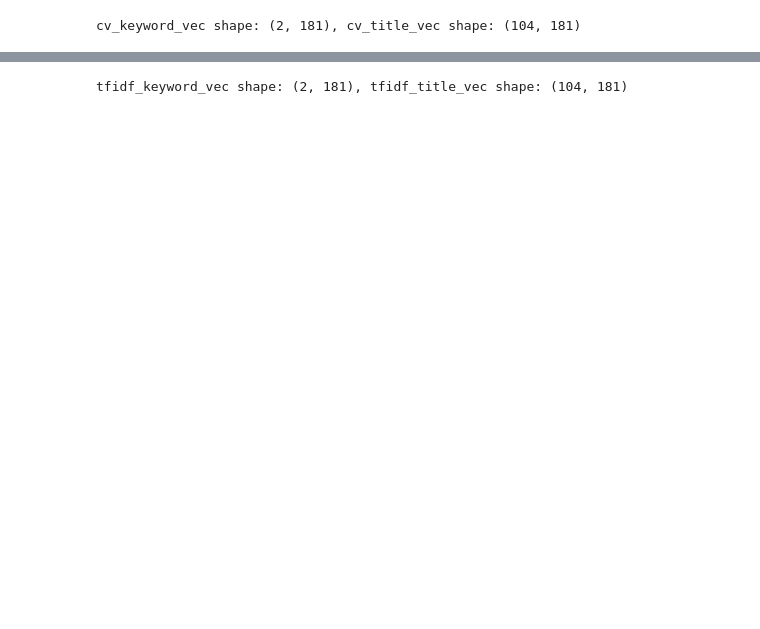
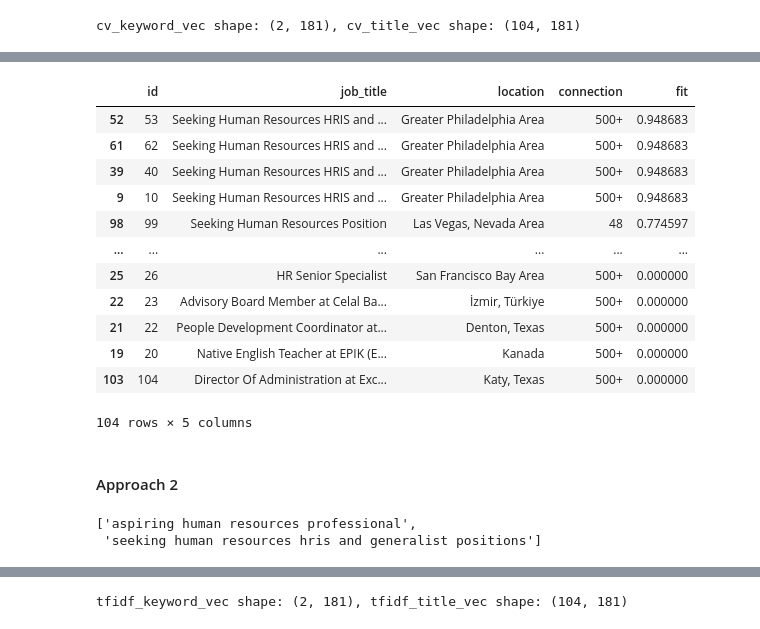
Before and after one commit to trtrgfh/Potential_Talents, a Jupyter notebook: Potential_Talents.ipynb, the cells around one changed output, grey strips where cells are left out. Cells and saved outputs as stored; diff of their text form; code cells hidden in the pictures; blank space fills up the shorter version.

```diff
--- a/Potential_Talents.ipynb
+++ b/Potential_Talents.ipynb
@@ -90,0 +149,28 @@ Name: 1, Length: 104, dtype: float64
+# %%
+star_df2 = star_df2.sort_values(by=['fit'], ascending=False)
+star_df2
+# %% [output]
+|  | id | job_title | location | connection | fit |
+| 52 | 53 | Seeking Human Resources HRIS and ... | Greater Philadelphia Area | 500+ | 0.948683 |
+| 61 | 62 | Seeking Human Resources HRIS and ... | Greater Philadelphia Area | 500+ | 0.948683 |
+| 39 | 40 | Seeking Human Resources HRIS and ... | Greater Philadelphia Area | 500+ | 0.948683 |
+| 9 | 10 | Seeking Human Resources HRIS and ... | Greater Philadelphia Area | 500+ | 0.948683 |
+| 98 | 99 | Seeking Human Resources Position | Las Vegas, Nevada Area | 48 | 0.774597 |
+| ... | ... | ... | ... | ... | ... |
+| 25 | 26 | HR Senior Specialist | San Francisco Bay Area | 500+ | 0.000000 |
+| 22 | 23 | Advisory Board Member at Celal Ba... | İzmir, Türkiye | 500+ | 0.000000 |
+| 21 | 22 | People Development Coordinator at... | Denton, Texas | 500+ | 0.000000 |
+| 19 | 20 | Native English Teacher at EPIK (E... | Kanada | 500+ | 0.000000 |
+| 103 | 104 | Director Of Administration at Exc... | Katy, Texas | 500+ | 0.000000 |
+104 rows × 5 columns
+# %% [markdown]
+#### Approach 2
+# %%
+# Star the 7th candiate
+star_key1 = cv_df1.iloc[6]["job_title"].lower()
+star_key2 = cv_df2.iloc[6]["job_title"].lower()
+star_keywords = [star_key1, star_key2]
+star_keywords
+# %% [output]
+['aspiring human resources professional',
+ 'seeking human resources hris and generalist positions']
```
Also changed, not shown: parts of 76 cells of this notebook.
